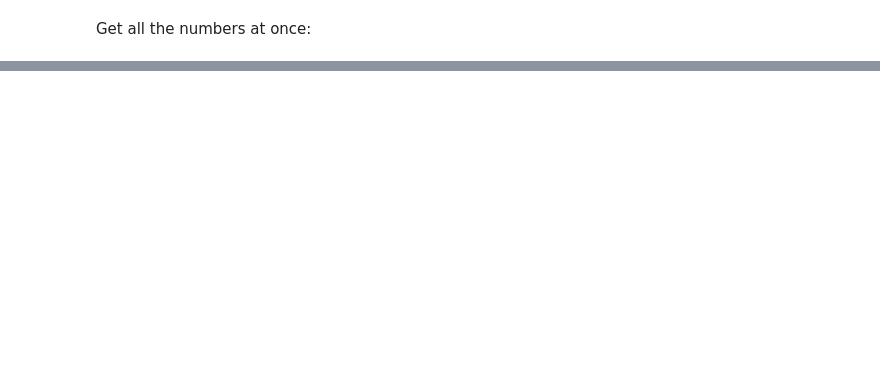
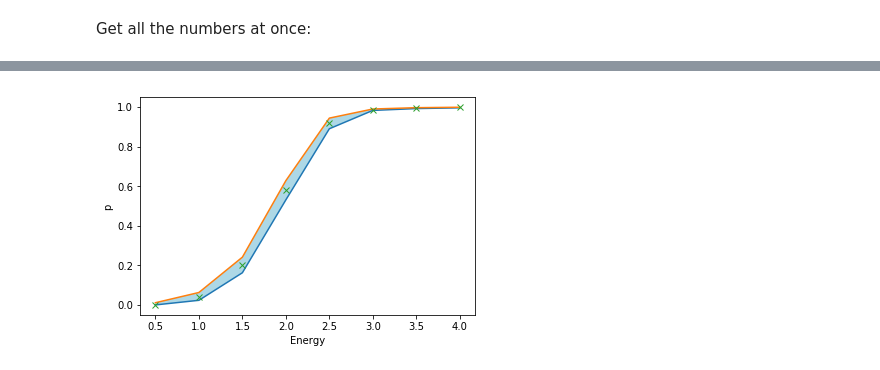
Before and after one commit to schustermartin/data_analysis_tutorium, a Jupyter notebook: Exercises/Chapter_02/Exercise_2_10.ipynb, the cells around one changed output, grey strips where cells are left out. Saved outputs shown, nothing was run; the diff lists cells and outputs as text; code cells hidden in the pictures; blank space fills up the shorter version.

```diff
--- a/Exercises/Chapter_02/Exercise_2_10.ipynb
+++ b/Exercises/Chapter_02/Exercise_2_10.ipynb
@@ -141,0 +150,9 @@ for i in range(8):
+# %%
+p_mins = list()
+p_maxs = list()
+print('E \t N \t r \t p_min \t p_max \t p_num \t acc_sum')
+for i in range(8):
+    p_min , p_max, p_num, acc_sum = smallest_interval(0.32,p_values,posterior_values[i])
+    print(str(Energies[i])+'\t'+str(Trials[i])+'\t'+str(Successes[i])+'\t' +  str(p_min)+'\t' + str(p_max)+'\t'+ str(p_num)+ '\t'+ str(acc_sum))
+    p_mins.append(p_min)
+    p_maxs.append(p_max)
@@ -141,0 +169,10 @@ for i in range(8):
+# %%
+plt.xlabel('Energy')
+plt.ylabel('p')
+plt.plot(Energies,p_mins)
+plt.plot(Energies,p_maxs)
+plt.plot(Energies,Efficiencies_estimate, 'x')
+plt.fill_between(Energies,p_mins,p_maxs,facecolor='lightblue')
+plt.show()
+# %% [output]
+[figure, added]
```
Also changed, not shown: parts of 13 cells of this notebook, 1 other file.
